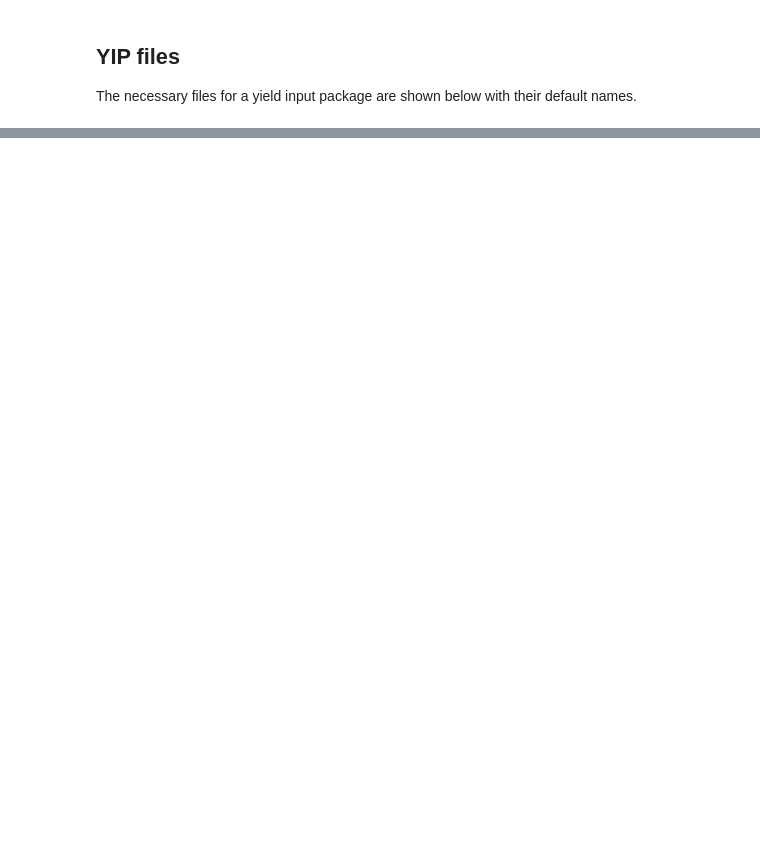
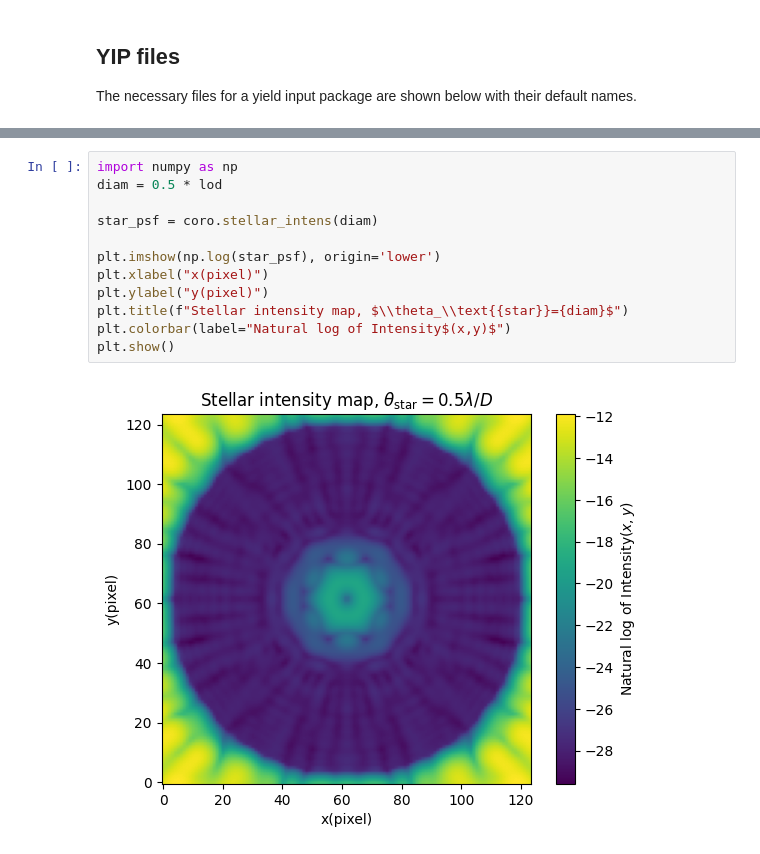
Before and after one commit to CoreySpohn/yippy, a Jupyter notebook: docs/examples/Basics.ipynb, the cells around one changed output, grey strips where cells are left out. Drawn from its saved outputs; the diff is of its cells as text; blank space fills up the shorter version.

```diff
--- a/docs/examples/Basics.ipynb
+++ b/docs/examples/Basics.ipynb
@@ -144,0 +90,14 @@ Ok, it isn't an exact match because the offsets in the YIP were not spaced linea
+# %%
+import numpy as np
+diam = 0.5 * lod
+
+star_psf = coro.stellar_intens(diam)
+
+plt.imshow(np.log(star_psf), origin='lower')
+plt.xlabel("x(pixel)")
+plt.ylabel("y(pixel)")
+plt.title(f"Stellar intensity map, $\\theta_\\text{{star}}={diam}$")
+plt.colorbar(label="Natural log of Intensity$(x,y)$")
+plt.show()
+# %% [output]
+[figure, added]
```
Also changed, not shown: parts of 25 cells of this notebook, 5 other files.
